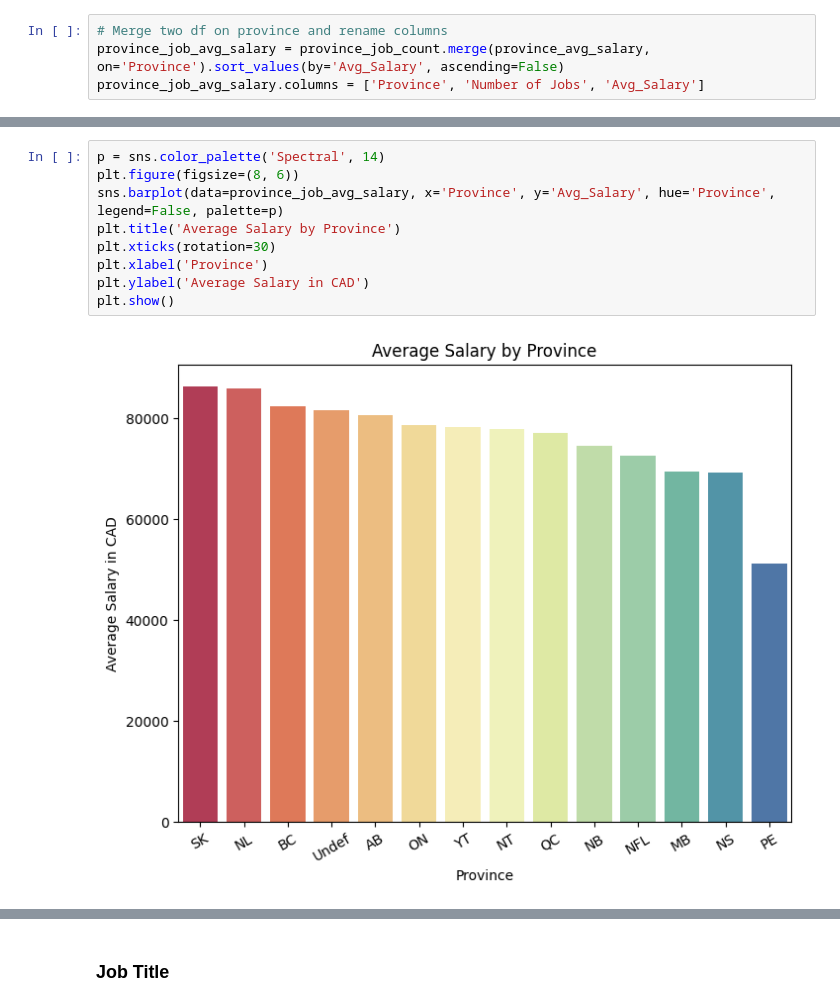
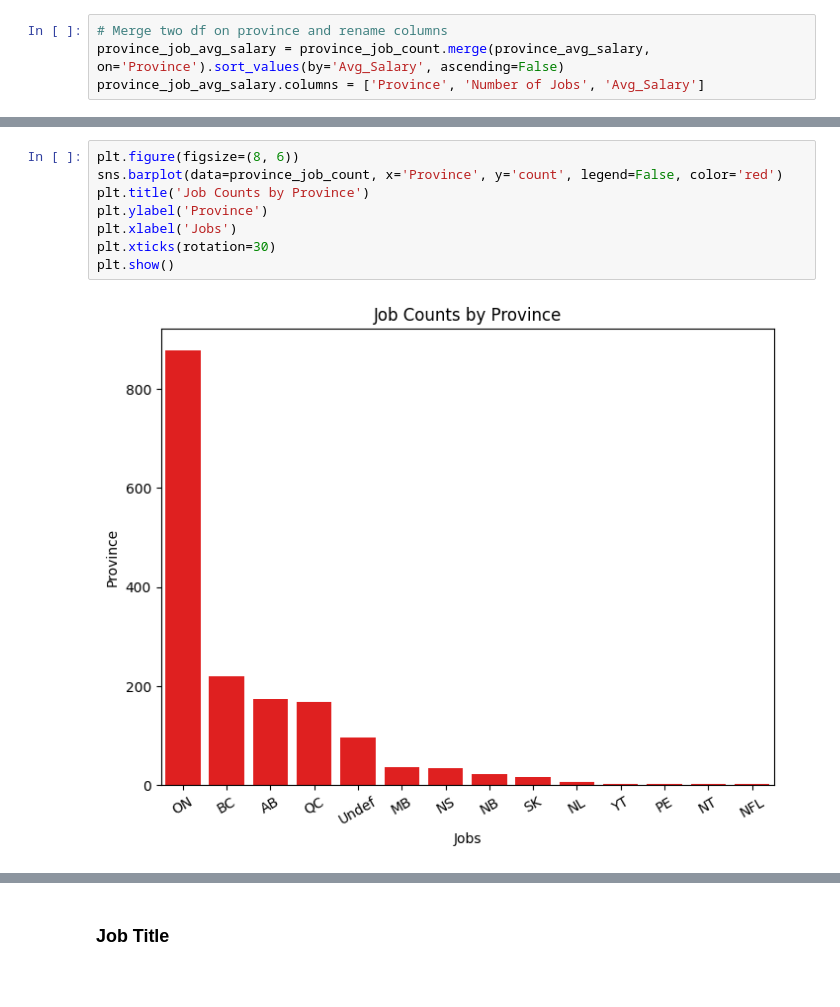
Before and after one commit to d-daphne/DataAnalysisJobsCanadEDA, a Jupyter notebook: DataAnalysisJobInCanada.ipynb, the cells around one changed output, grey strips where cells are left out. Drawn from its saved outputs; the diff is of its cells as text.

```diff
--- a/DataAnalysisJobInCanada.ipynb
+++ b/DataAnalysisJobInCanada.ipynb
@@ -93,11 +143,10 @@ province_job_avg_salary.columns = ['Province', 'Number of Jobs', 'Avg_Salary']
 # %%
-p = sns.color_palette('Spectral', 14)
 plt.figure(figsize=(8, 6))
-sns.barplot(data=province_job_avg_salary, x='Province', y='Avg_Salary', hue='Province', legend=False, palette=p)
-plt.title('Average Salary by Province')
+sns.barplot(data=province_job_count, x='Province', y='count', legend=False, color='red')
+plt.title('Job Counts by Province')
+plt.ylabel('Province')
+plt.xlabel('Jobs')
 plt.xticks(rotation=30)
-plt.xlabel('Province')
-plt.ylabel('Average Salary in CAD')
 plt.show()
 # %% [output]
-[figure, old version]
+[figure, new version]
```
Also changed, not shown: parts of 14 cells of this notebook.
